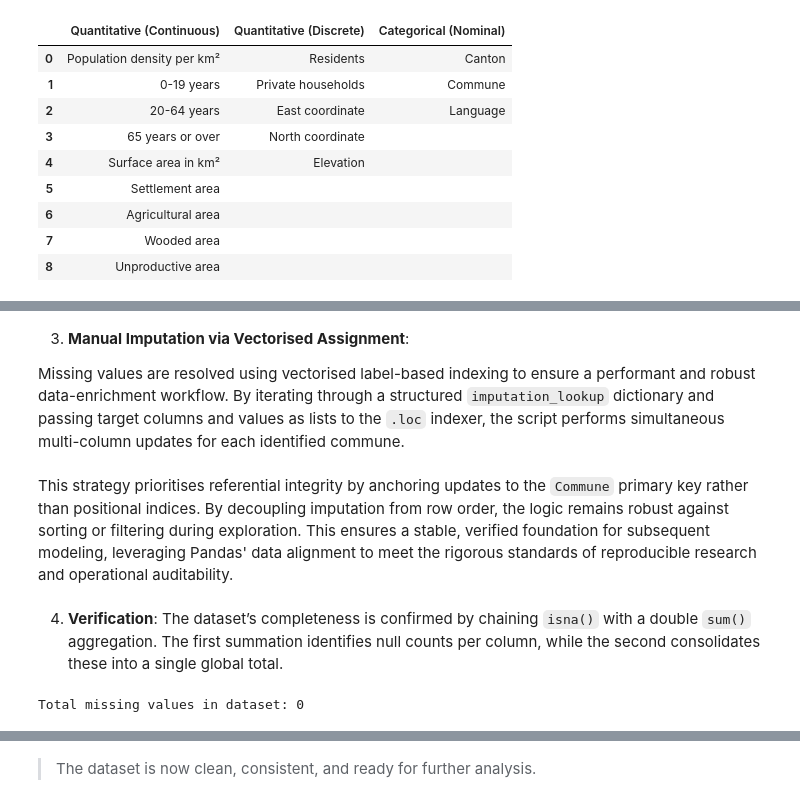
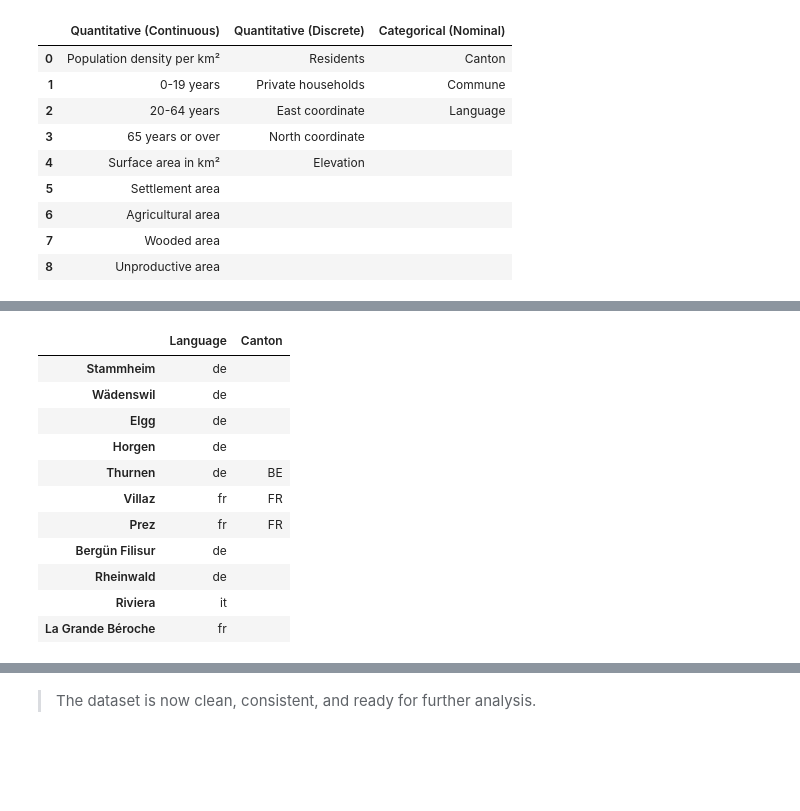
Before and after one commit to mamefatylo/EPFL_swiss_communes_project, a Jupyter notebook: communes_solution.ipynb, the cells around one changed output, grey strips where cells are left out. Cells and saved outputs as stored; diff of their text form; code cells hidden in the pictures; blank space fills up the shorter version.

```diff
--- a/communes_solution.ipynb
+++ b/communes_solution.ipynb
@@ -224,19 +268,32 @@ Missing attributes are resolved by leveraging the `Commune` column as a relation
 # %%
-# Structure all researched data into a dictionary
-imputation_lookup = {
+# Manual mapping for missing values
+lookup = {
     'Stammheim': {'Language': 'de'},
     'Wädenswil': {'Language': 'de'},
     'Elgg':      {'Language': 'de'},
     'Horgen':    {'Language': 'de'},
     'Thurnen':   {'Canton': 'BE', 'Language': 'de'},
     'Villaz':    {'Canton': 'FR', 'Language': 'fr'},
     'Prez':      {'Canton': 'FR', 'Language': 'fr'},
     'Bergün Filisur': {'Language': 'de'},
     'Rheinwald': {'Language': 'de'},
     'Riviera':   {'Language': 'it'},
     'La Grande Béroche': {'Language': 'fr'}
 }
+
+# Convert lookup dictionary to a DataFrame for display
+lookup_df = pd.DataFrame.from_dict(lookup, orient='index')
+display(lookup_df.fillna(''))
+# %% [output]
+|  | Language | Canton |
+| Stammheim | de |  |
+| Wädenswil | de |  |
+| Elgg | de |  |
+| Horgen | de |  |
+| Thurnen | de | BE |
+| Villaz | fr | FR |
+| Prez | fr | FR |
+| Bergün Filisur | de |  |
+| Rheinwald | de |  |
+| Riviera | it |  |
+| La Grande Béroche | fr |  |
-# %% [markdown]
-3. **Manual Imputation via Vectorised Assignment**:
-
-Missing values are resolved using vectorised label-based indexing to ensure a performant and robust data-enrichment workflow. By iterating through a structured `imputation_lookup` dictionary and passing target columns and values as lists to the `.loc` indexer, the script performs simultaneous multi-column updates for each identified commune.
@@ -247,9 +299,0 @@ for commune, updates in imputation_lookup.items():
-# %% [markdown]
-This strategy prioritises referential integrity by anchoring updates to the `Commune` primary key rather than positional indices. By decoupling imputation from row order, the logic remains robust against sorting or filtering during exploration. This ensures a stable, verified foundation for subsequent modeling, leveraging Pandas' data alignment to meet the rigorous standards of reproducible research and operational auditability.
-# %% [markdown]
-4. **Verification**: The dataset’s completeness is confirmed by chaining `isna()` with a double `sum()` aggregation. The first summation identifies null counts per column, while the second consolidates these into a single global total.
-# %%
-total_missing = df.isna().sum().sum()
-print(f"Total missing values in dataset: {total_missing}")
-# %% [output]
-Total missing values in dataset: 0
```
Also changed, not shown: parts of 66 cells of this notebook.
